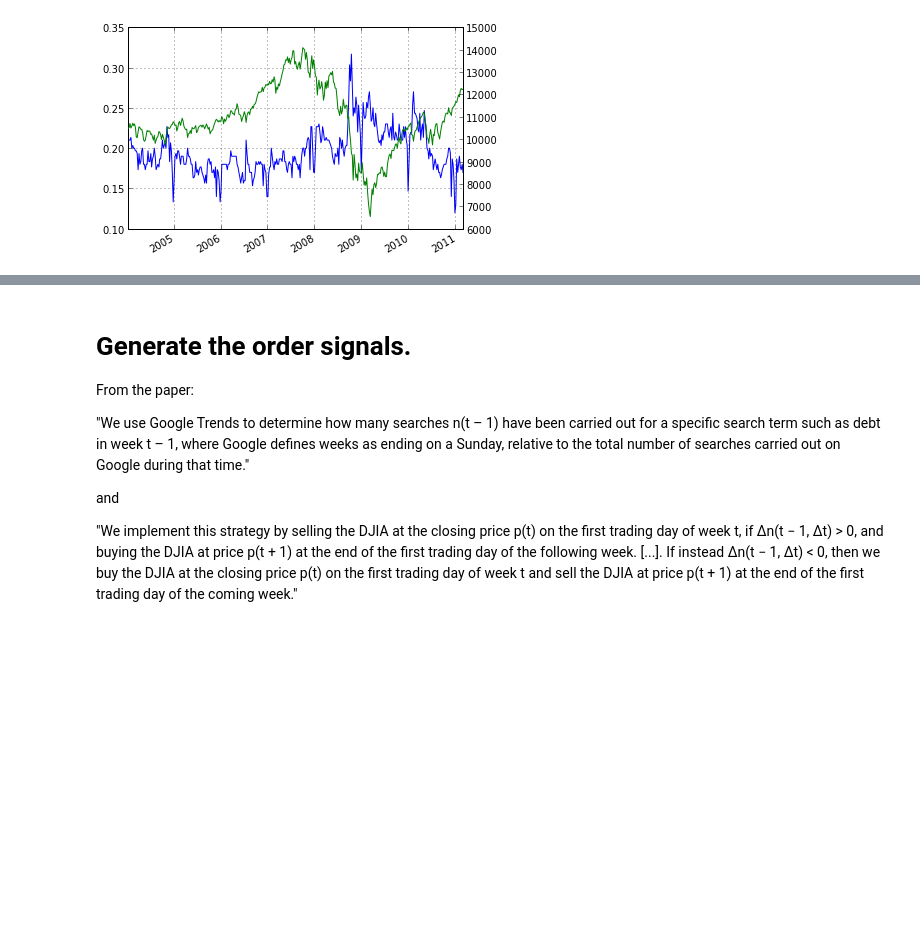
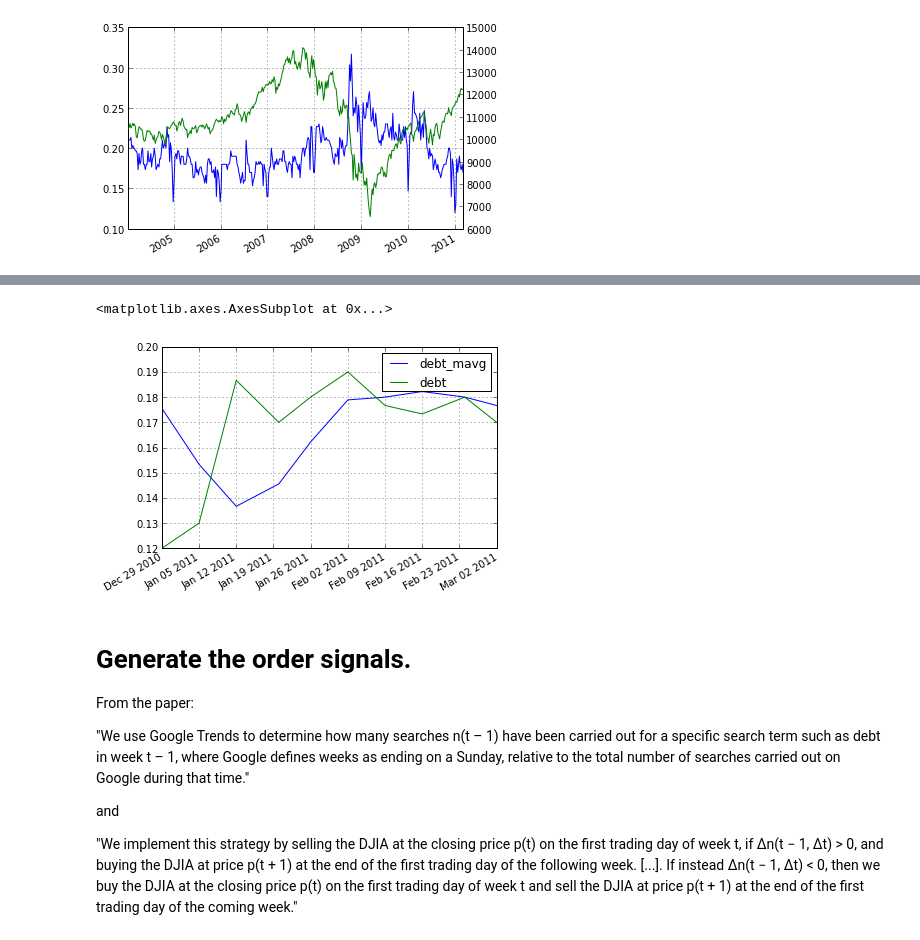
Before and after one commit to twiecki/financial-analysis-python-tutorial, a Jupyter notebook: 2. Pandas replication of Google Trends paper.ipynb, the cells around one changed output, grey strips where cells are left out. Saved outputs shown, nothing was run; the diff lists cells and outputs as text; code cells hidden in the pictures; blank space fills up the shorter version.

```diff
--- a/2. Pandas replication of Google Trends paper.ipynb
+++ b/2. Pandas replication of Google Trends paper.ipynb
@@ -68,3 +77,8 @@ data.head(10)
+# %%
+data[['debt_mavg', 'debt']].ix[-10:].plot()
+# %% [output]
+<matplotlib.axes.AxesSubplot at 0x...>
+[figure, added]
 # %% [markdown]
 Generate the order signals.
 ===========================
```
Also changed, not shown: parts of 6 cells of this notebook, 2 other files.
